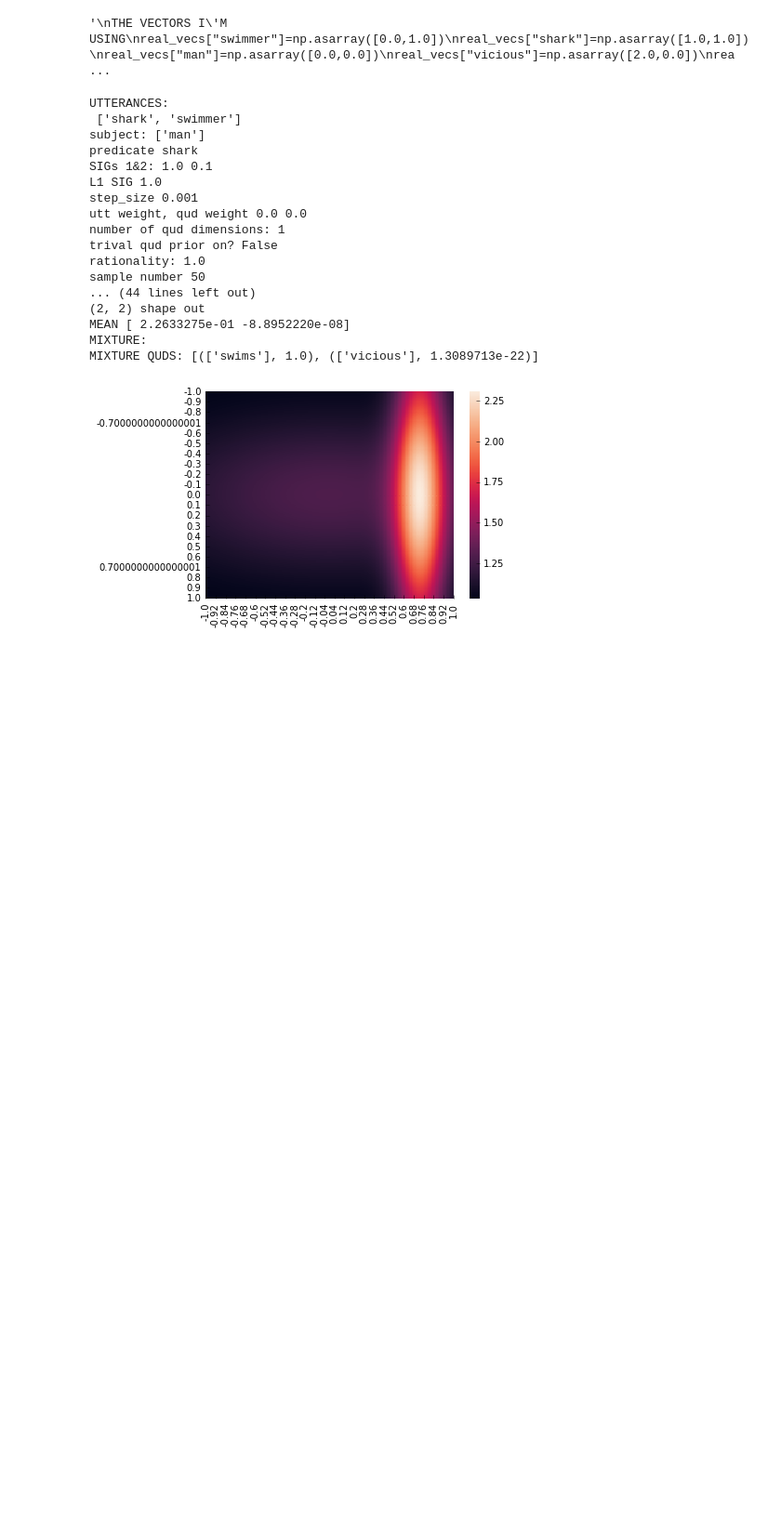
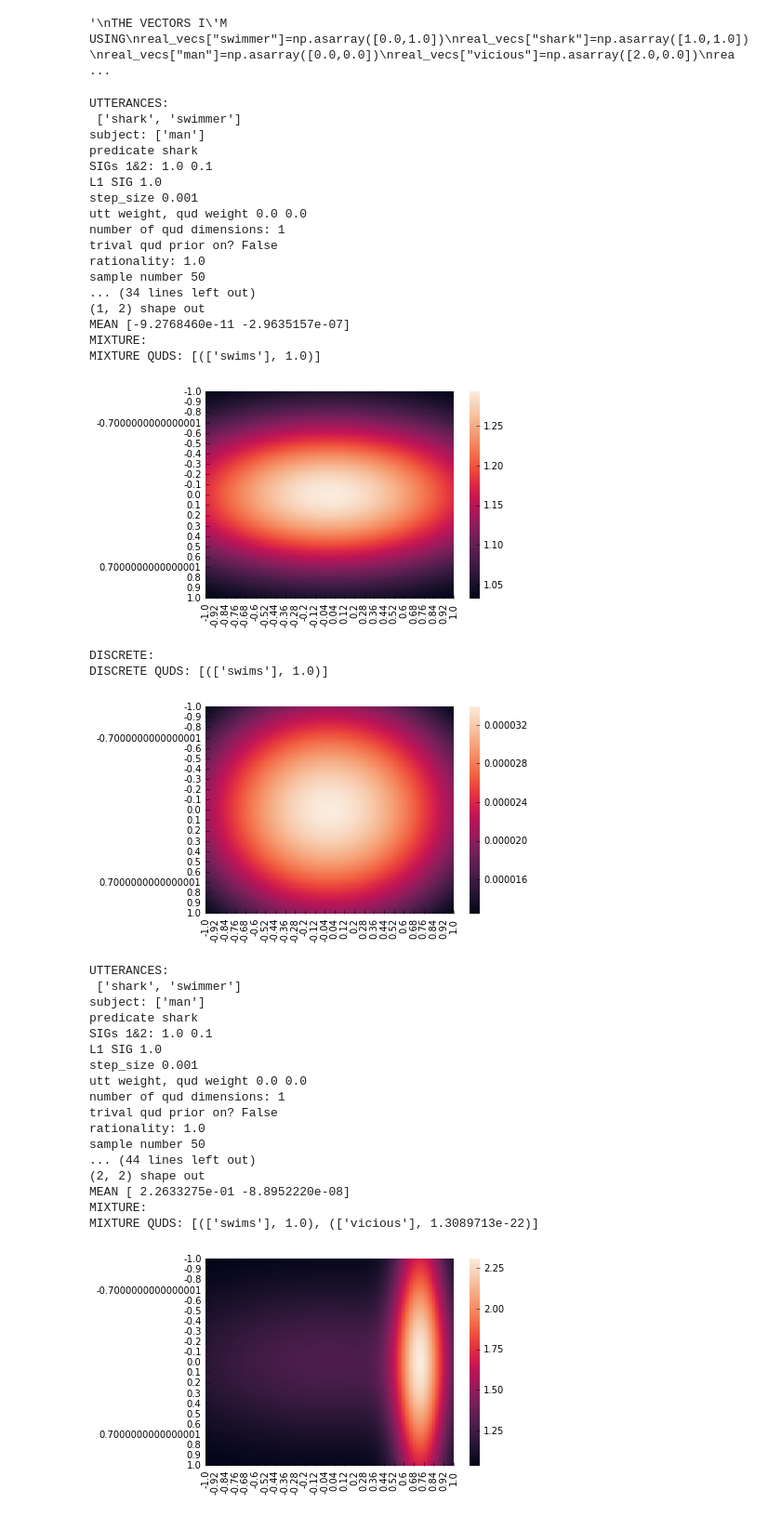
Before and after one commit to reubenharry/Distributional-RSA, a Jupyter notebook: minimal_case.ipynb, the cells around one changed output. Shown: that part at 93% size. Drawn from its saved outputs; the diff is of its cells as text; code cells hidden in the pictures; blank space fills up the shorter version.

Commit message:
heatmaps

```diff
--- a/minimal_case.ipynb
+++ b/minimal_case.ipynb
@@ -72,6 +72,40 @@ def titrate(size,amount,l1_sig1,subj, quds,only_trivial,pred,just_s1,possible_ut
 #         results[0][:,size]=0.75
 #         results[0][size,size+3]=2
 #         results[0][size,size+1]=2
+# %%
+hm_mix,quds_mix = titrate(size=100,amount=0.01,l1_sig1=1.0,subj="man",quds=['swims'],possible_utterances=["shark","swimmer"],pred='shark',only_trivial=False,just_s1=False,just_l0=False,sig1=1.0,sig2=0.1,mixture_variational=True,discrete=False)
+hm_disc,quds_disc = titrate(size=100,amount=0.01,l1_sig1=1.0,subj="man",quds=['swims'],possible_utterances=["shark","swimmer"],pred='shark',only_trivial=False,just_s1=False,just_l0=False,sig1=1.0,sig2=0.1,mixture_variational=False,discrete=True)
+
+print("MIXTURE:")
+seaborn.heatmap(hm_mix)
+print("MIXTURE QUDS:",quds_mix)
+plt.show()
+print("DISCRETE:")
+seaborn.heatmap(hm_disc)
+print("DISCRETE QUDS:",quds_disc)
+plt.show()
+# %% [output]
+UTTERANCES:
+ ['shark', 'swimmer']
+subject: ['man']
+predicate shark
+SIGs 1&2: 1.0 0.1
+L1 SIG 1.0
+step_size 0.001
+utt weight, qud weight 0.0 0.0
+number of qud dimensions: 1
+trival qud prior on? False
+rationality: 1.0
+sample number 50
+... (34 lines left out)
+(1, 2) shape out
+MEAN [-9.2768460e-11 -2.9635157e-07]
+MIXTURE:
+MIXTURE QUDS: [(['swims'], 1.0)]
+[figure, added]
+DISCRETE:
+DISCRETE QUDS: [(['swims'], 1.0)]
+[figure, added]
 # %%
 hm_mix,quds_mix = titrate(size=100,amount=0.01,l1_sig1=1.0,subj="man",quds=['vicious','swims'],possible_utterances=["shark","swimmer"],pred='shark',only_trivial=False,just_s1=False,just_l0=False,sig1=1.0,sig2=0.1,mixture_variational=True,discrete=False)
 hm_disc,quds_disc = titrate(size=100,amount=0.01,l1_sig1=1.0,subj="man",quds=['vicious','swims'],possible_utterances=["shark","swimmer"],pred='shark',only_trivial=False,just_s1=False,just_l0=False,sig1=1.0,sig2=0.1,mixture_variational=False,discrete=True)
```
